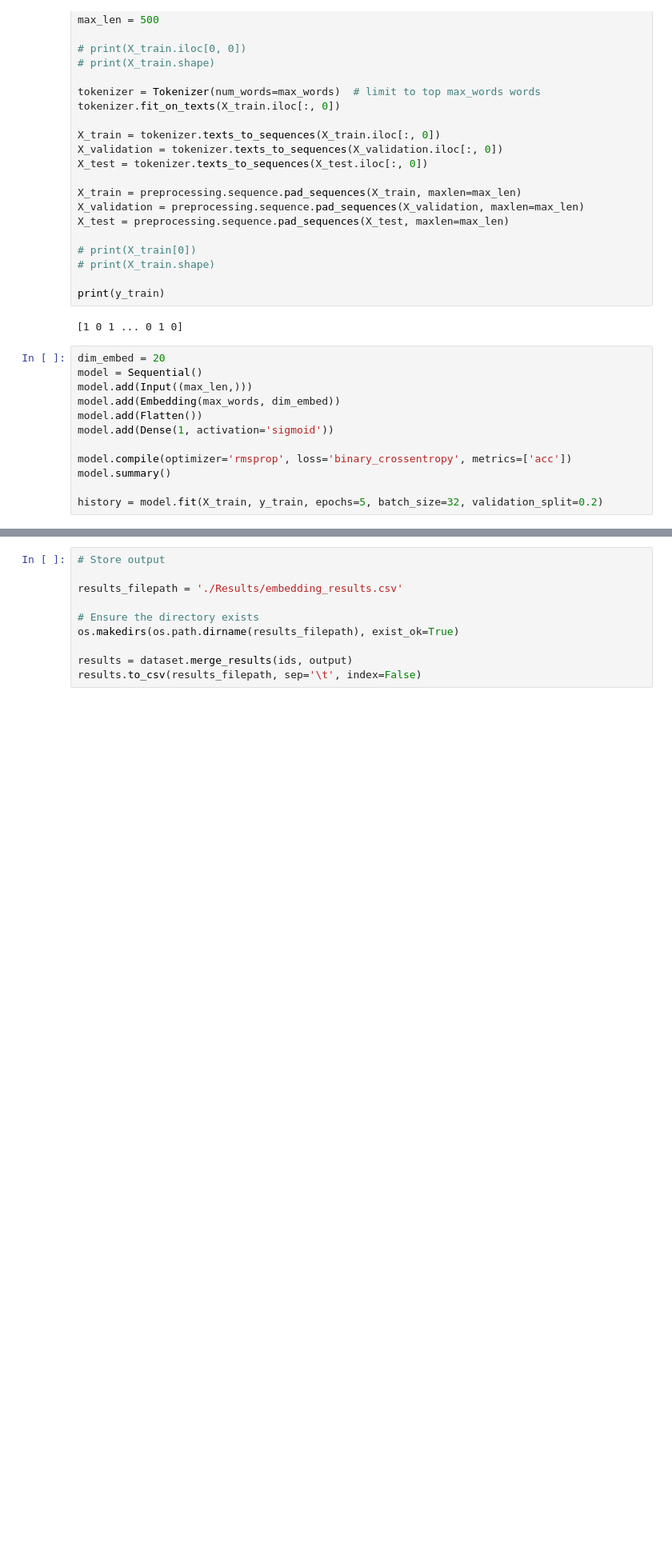
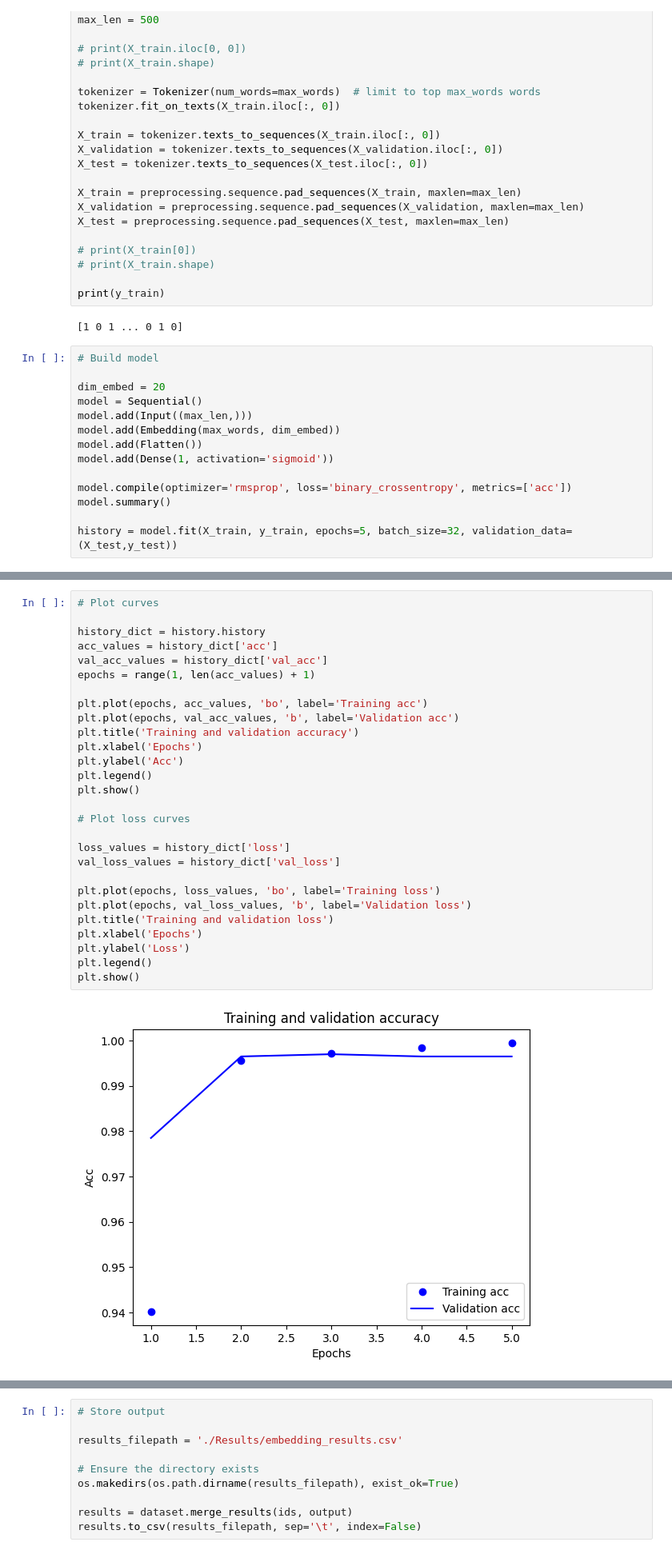
Before and after one commit to Kard9876/AProf_TP1, a Jupyter notebook: Notebooks/Tensorflow/embedding.ipynb, the cells around one changed output, grey strips where cells are left out. Shown at 80% size. Drawn from its saved outputs; the diff is of its cells as text; blank space fills up the shorter version.

```diff
--- a/Notebooks/Tensorflow/embedding.ipynb
+++ b/Notebooks/Tensorflow/embedding.ipynb
@@ -50,6 +51,8 @@ print(y_train)
 # %% [output]
 [1 0 1 ... 0 1 0]
 # %%
+# Build model
+
 dim_embed = 20
 model = Sequential()
 model.add(Input((max_len,)))
@@ -60,7 +63,7 @@ model.add(Dense(1, activation='sigmoid'))
 model.compile(optimizer='rmsprop', loss='binary_crossentropy', metrics=['acc'])
 model.summary()
 
-history = model.fit(X_train, y_train, epochs=5, batch_size=32, validation_split=0.2)
+history = model.fit(X_train, y_train, epochs=5, batch_size=32, validation_data=(X_test,y_test))
 # %% [output]
 Model: "sequential"
 ┏━━━━━━━━━━━━━━━━━━━━━━━━━━━━━━━━━┳━━━━━━━━━━━━━━━━━━━━━━━━┳━━━━━━━━━━━━━━━┓
@@ -87,0 +91,30 @@ Epoch 5/5
+# %%
+# Plot curves
+
+history_dict = history.history
+acc_values = history_dict['acc']
+val_acc_values = history_dict['val_acc']
+epochs = range(1, len(acc_values) + 1)
+
+plt.plot(epochs, acc_values, 'bo', label='Training acc')
+plt.plot(epochs, val_acc_values, 'b', label='Validation acc')
+plt.title('Training and validation accuracy')
+plt.xlabel('Epochs')
+plt.ylabel('Acc')
+plt.legend()
+plt.show()
+
+# Plot loss curves
+
+loss_values = history_dict['loss']
+val_loss_values = history_dict['val_loss']
+
+plt.plot(epochs, loss_values, 'bo', label='Training loss')
+plt.plot(epochs, val_loss_values, 'b', label='Validation loss')
+plt.title('Training and validation loss')
+plt.xlabel('Epochs')
+plt.ylabel('Loss')
+plt.legend()
+plt.show()
+# %% [output]
+[figure, added]
```
Also changed, not shown: parts of 5 cells of this notebook.
